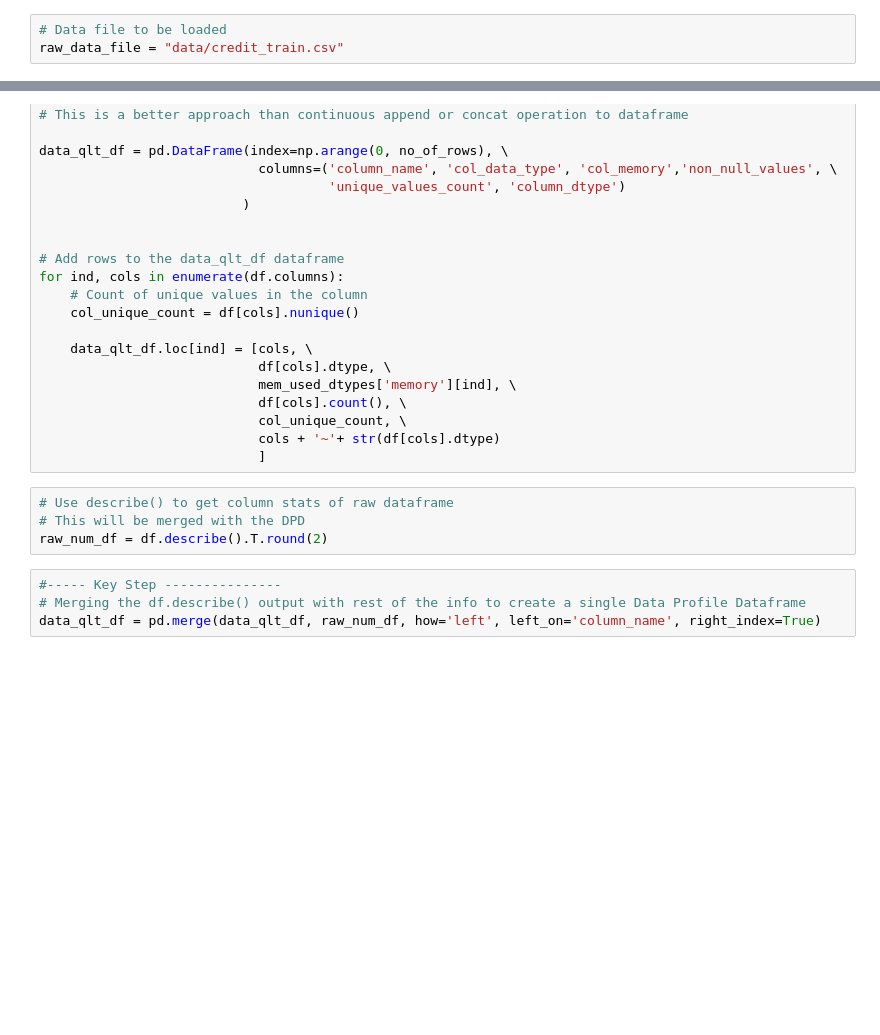
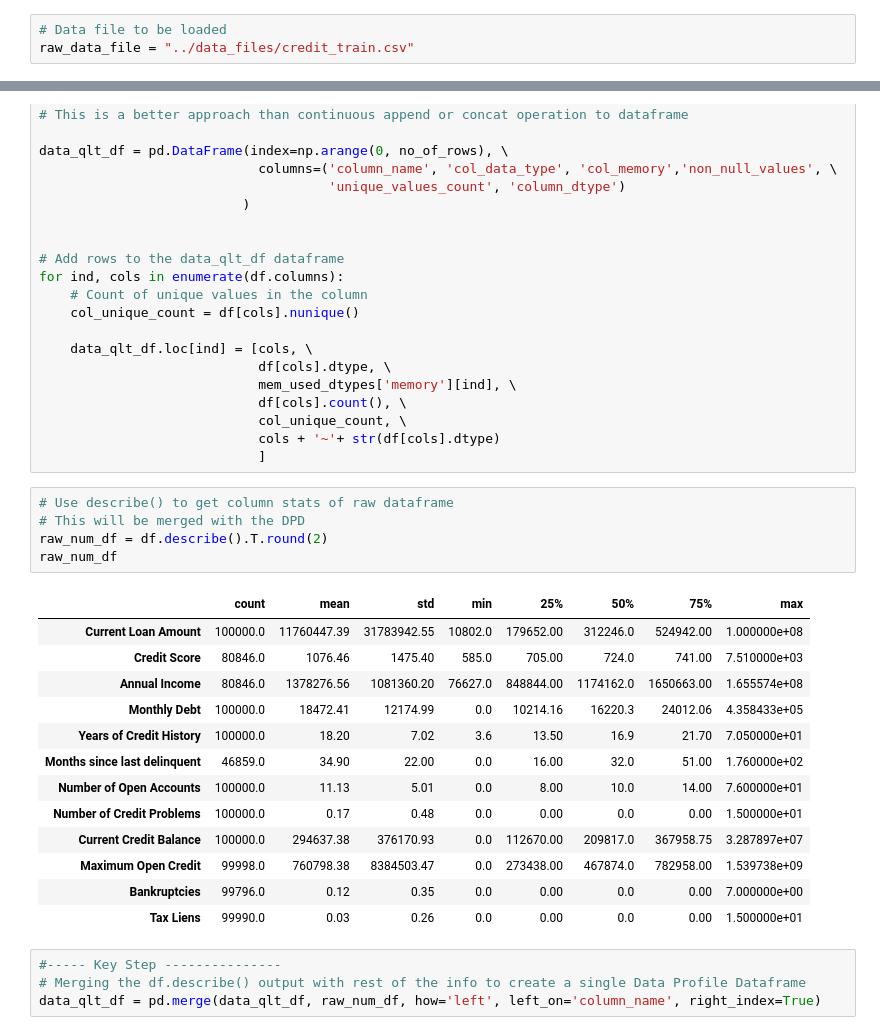
Before and after one commit to AnalyticsInsightsNinja/Python_TidyData, a Jupyter notebook: 01_16_av_automated_data_profiling_MS_WORD.ipynb, the cells around one changed output, grey strips where cells are left out. Drawn from its saved outputs; the diff is of its cells as text; blank space fills up the shorter version.

```diff
--- a/01_16_av_automated_data_profiling_MS_WORD.ipynb
+++ b/01_16_av_automated_data_profiling_MS_WORD.ipynb
@@ -100,7 +84,7 @@ The raw data file used in this notebook has been derived from the Sales Products
 The raw data should be in a format that can be laoded into pandas. i.e. if there are any rows need to be skipped,  column headers mapped, etc. should be handle in the pandas.read code block.
 # %%
 # Data file to be loaded
-raw_data_file = "data/credit_train.csv"
+raw_data_file = "../data_files/credit_train.csv"
 # %%
 # Use Pandas to load the data file into a dataframe
 try:
@@ -206,7 +188,22 @@ for ind, cols in enumerate(df.columns):
 # %%
 # Use describe() to get column stats of raw dataframe
 # This will be merged with the DPD
 raw_num_df = df.describe().T.round(2)
+raw_num_df
+# %% [output]
+|  | count | mean | std | min | 25% | 50% | 75% | max |
+| Current Loan Amount | 100000.0 | 11760447.39 | 31783942.55 | 10802.0 | 179652.00 | 312246.0 | 524942.00 | 1.000000e+08 |
+| Credit Score | 80846.0 | 1076.46 | 1475.40 | 585.0 | 705.00 | 724.0 | 741.00 | 7.510000e+03 |
+| Annual Income | 80846.0 | 1378276.56 | 1081360.20 | 76627.0 | 848844.00 | 1174162.0 | 1650663.00 | 1.655574e+08 |
+| Monthly Debt | 100000.0 | 18472.41 | 12174.99 | 0.0 | 10214.16 | 16220.3 | 24012.06 | 4.358433e+05 |
+| Years of Credit History | 100000.0 | 18.20 | 7.02 | 3.6 | 13.50 | 16.9 | 21.70 | 7.050000e+01 |
+| Months since last delinquent | 46859.0 | 34.90 | 22.00 | 0.0 | 16.00 | 32.0 | 51.00 | 1.760000e+02 |
+| Number of Open Accounts | 100000.0 | 11.13 | 5.01 | 0.0 | 8.00 | 10.0 | 14.00 | 7.600000e+01 |
+| Number of Credit Problems | 100000.0 | 0.17 | 0.48 | 0.0 | 0.00 | 0.0 | 0.00 | 1.500000e+01 |
+| Current Credit Balance | 100000.0 | 294637.38 | 376170.93 | 0.0 | 112670.00 | 209817.0 | 367958.75 | 3.287897e+07 |
+| Maximum Open Credit | 99998.0 | 760798.38 | 8384503.47 | 0.0 | 273438.00 | 467874.0 | 782958.00 | 1.539738e+09 |
+| Bankruptcies | 99796.0 | 0.12 | 0.35 | 0.0 | 0.00 | 0.0 | 0.00 | 7.000000e+00 |
+| Tax Liens | 99990.0 | 0.03 | 0.26 | 0.0 | 0.00 | 0.0 | 0.00 | 1.500000e+01 |
 # %%
 #----- Key Step ---------------
 # Merging the df.describe() output with rest of the info to create a single Data Profile Dataframe
```
Also changed, not shown: parts of 5 cells of this notebook.
